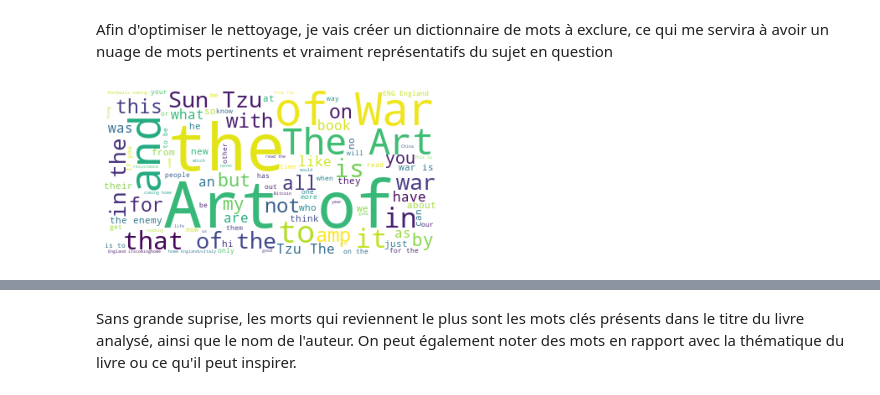
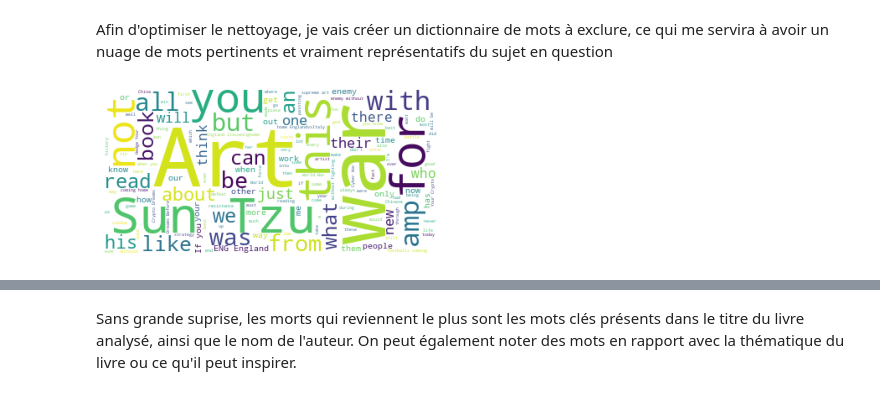
Before and after one commit to LaurenceAndraud/cyber-detective, a Jupyter notebook: Twitter.ipynb, the cells around one changed output, grey strips where cells are left out. Cells and saved outputs as stored; diff of their text form; code cells hidden in the pictures.

```diff
--- a/Twitter.ipynb
+++ b/Twitter.ipynb
@@ -68,11 +68,17 @@ plt.show()
 # %% [markdown]
 Afin d'optimiser le nettoyage, je vais créer un dictionnaire de mots à exclure, ce qui me servira à avoir un nuage de mots pertinents et vraiment représentatifs du sujet en question
 # %%
-exclure_mots = ["t", "co", "u", "s", "AFull0ofVl", "i", "a", "https"]
+exclure_mots = [
+    "t", "to be", "co", "u", "s",
+    "AFull0ofVl", "i", "a", "https", "hi", "the",
+    "is", "on", "and", "it", "in", "of",
+    "my", "by", "as", "to", "they", "so",
+    "that", "he", "no", "have", "at", "are"
+]
 
-wordcloud = WordCloud(background_color = 'white', stopwords = exclure_mots, max_words = 100).generate(text)
+wordcloud = WordCloud(background_color = 'white', stopwords = exclure_mots, max_words = 150).generate(text)
 plt.imshow(wordcloud)
 plt.axis("off")
 plt.show()
 # %% [output]
-[figure, old version]
+[figure, new version]
```
Also changed, not shown: parts of 6 cells of this notebook.
